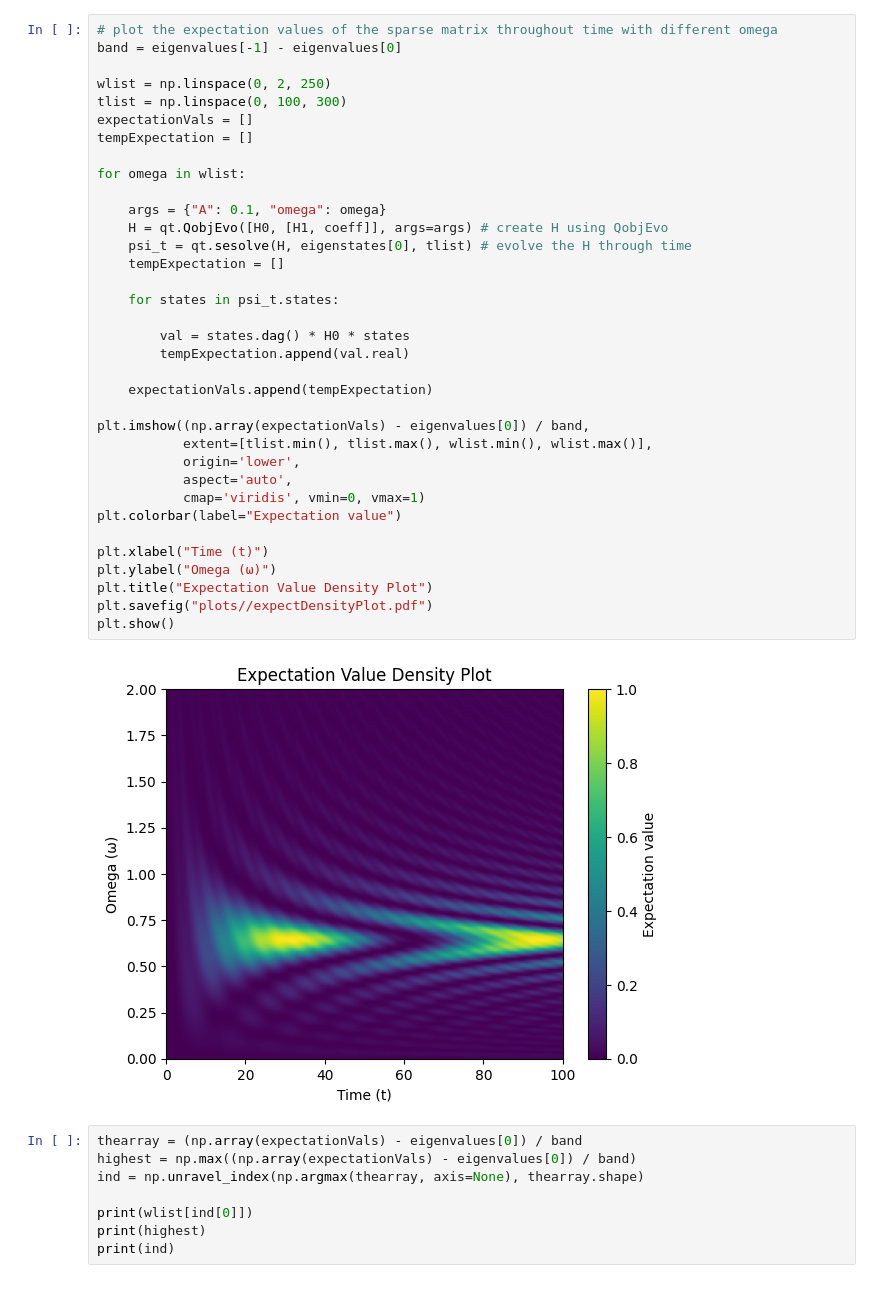
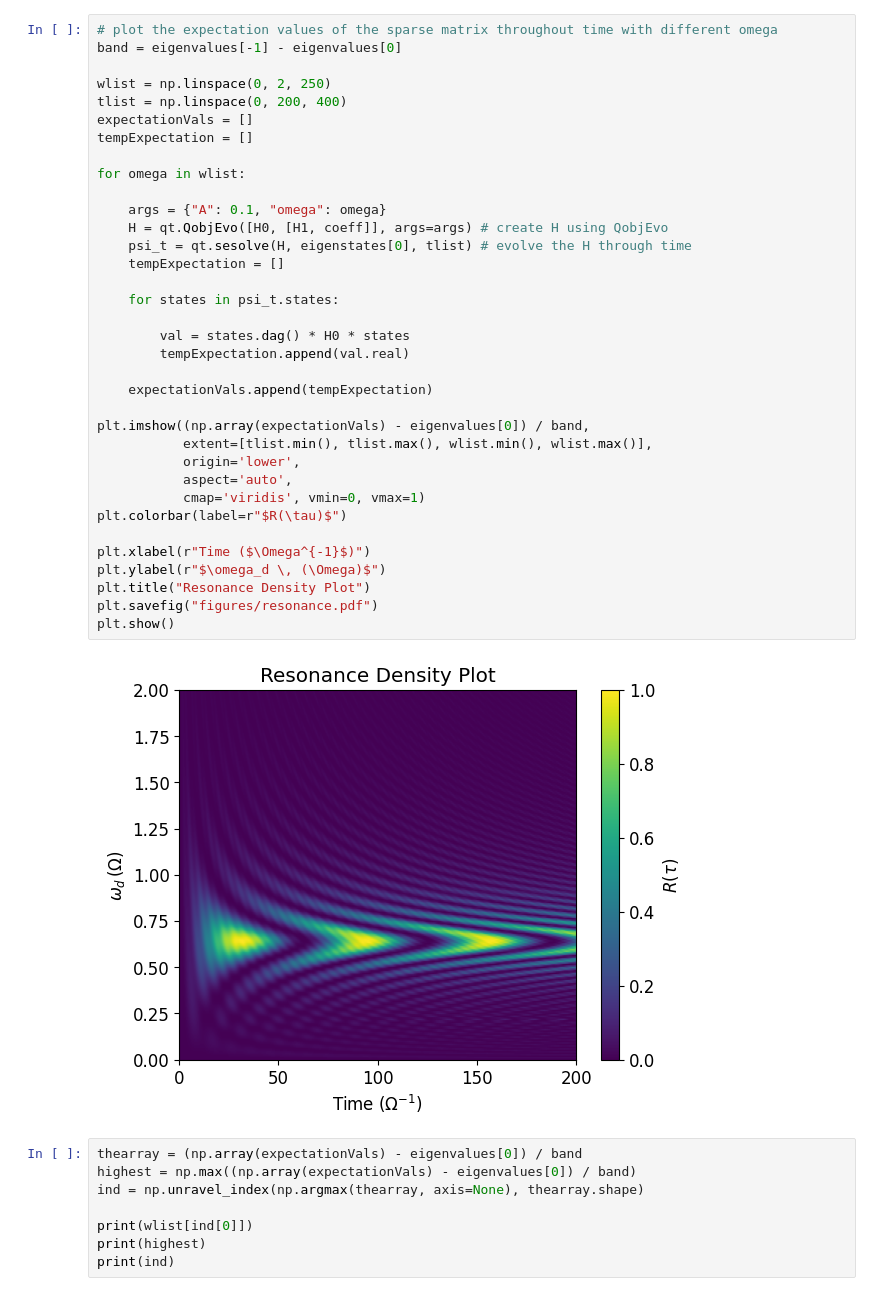
Before and after one commit to Idden/Quantum-Internship, a Jupyter notebook: Quantum_Batteries_Scars/paper/betterPXP_Hamitonian.ipynb, the cells around one changed output. Drawn from its saved outputs; the diff is of its cells as text.

Commit message:
more figures

```diff
--- a/Quantum_Batteries_Scars/betterPXP_Hamitonian.ipynb
+++ b/Quantum_Batteries_Scars/paper/betterPXP_Hamitonian.ipynb
@@ -171,40 +13,40 @@ H1 = qt.Qobj(H1)
 # %%
 # plot the expectation values of the sparse matrix throughout time with different omega
 band = eigenvalues[-1] - eigenvalues[0]
 
 wlist = np.linspace(0, 2, 250)
-tlist = np.linspace(0, 100, 300)
+tlist = np.linspace(0, 200, 400)
 expectationVals = []
 tempExpectation = []
 
 for omega in wlist:
 
     args = {"A": 0.1, "omega": omega}
     H = qt.QobjEvo([H0, [H1, coeff]], args=args) # create H using QobjEvo
     psi_t = qt.sesolve(H, eigenstates[0], tlist) # evolve the H through time
     tempExpectation = []
 
     for states in psi_t.states:
 
         val = states.dag() * H0 * states
         tempExpectation.append(val.real)
 
     expectationVals.append(tempExpectation)
 
 plt.imshow((np.array(expectationVals) - eigenvalues[0]) / band,
            extent=[tlist.min(), tlist.max(), wlist.min(), wlist.max()],
            origin='lower',
            aspect='auto',
            cmap='viridis', vmin=0, vmax=1)
-plt.colorbar(label="Expectation value")
+plt.colorbar(label=r"$R(\tau)$")
 
-plt.xlabel("Time (t)")
-plt.ylabel("Omega (ω)")
-plt.title("Expectation Value Density Plot")
-plt.savefig("plots//expectDensityPlot.pdf")
+plt.xlabel(r"Time ($\Omega^{-1}$)")
+plt.ylabel(r"$\omega_d \, (\Omega)$")
+plt.title("Resonance Density Plot")
+plt.savefig("figures/resonance.pdf")
 plt.show()
 # %% [output]
-[figure, old version]
+[figure, new version]
 # %%
 thearray = (np.array(expectationVals) - eigenvalues[0]) / band
 highest = np.max((np.array(expectationVals) - eigenvalues[0]) / band)
```
Also changed, not shown: parts of 2 cells of this notebook, 9 other files.
